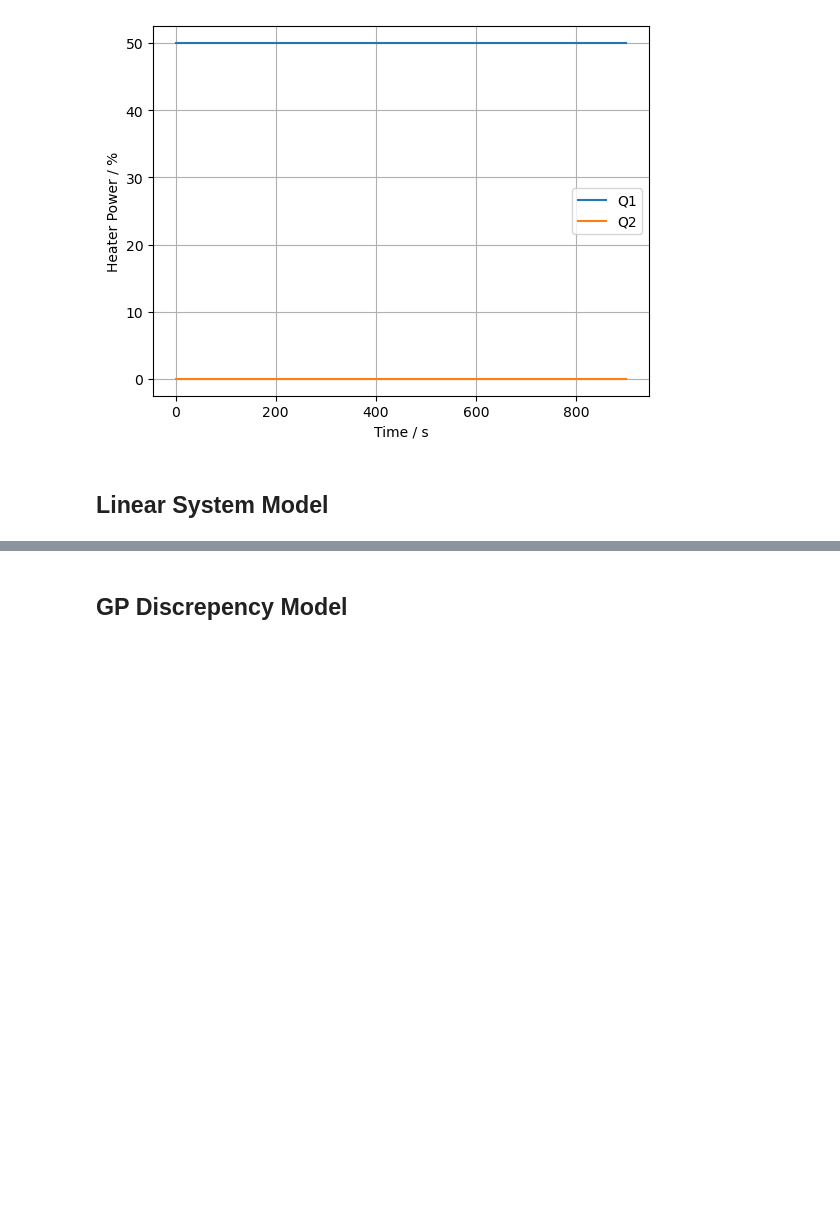
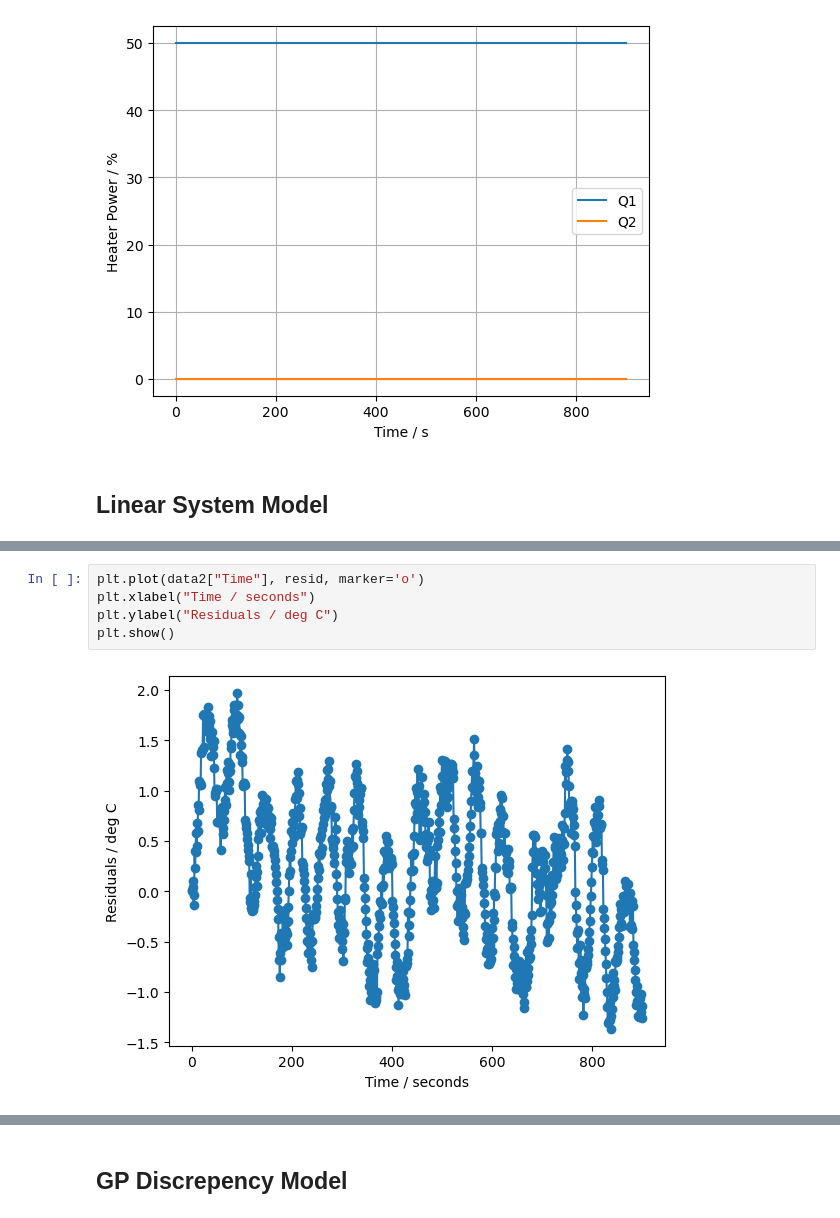
Before and after one commit to jakekrell/FoKL-GPy, a Jupyter notebook: examples/pyomo_tclab/pyomo_tclab_v2.ipynb, the cells around one changed output, grey strips where cells are left out. Drawn from its saved outputs; the diff is of its cells as text; blank space fills up the shorter version.

```diff
--- a/examples/pyomo_tclab/pyomo_tclab_v2.ipynb
+++ b/examples/pyomo_tclab/pyomo_tclab_v2.ipynb
@@ -87,0 +324,7 @@ Function evaluations 61, initial cost 9.5252e+04, final cost 3.1439e+02, first-o
+# %%
+plt.plot(data2["Time"], resid, marker='o')
+plt.xlabel("Time / seconds")
+plt.ylabel("Residuals / deg C")
+plt.show()
+# %% [output]
+[figure, added]
```
Also changed, not shown: parts of 24 cells of this notebook.
